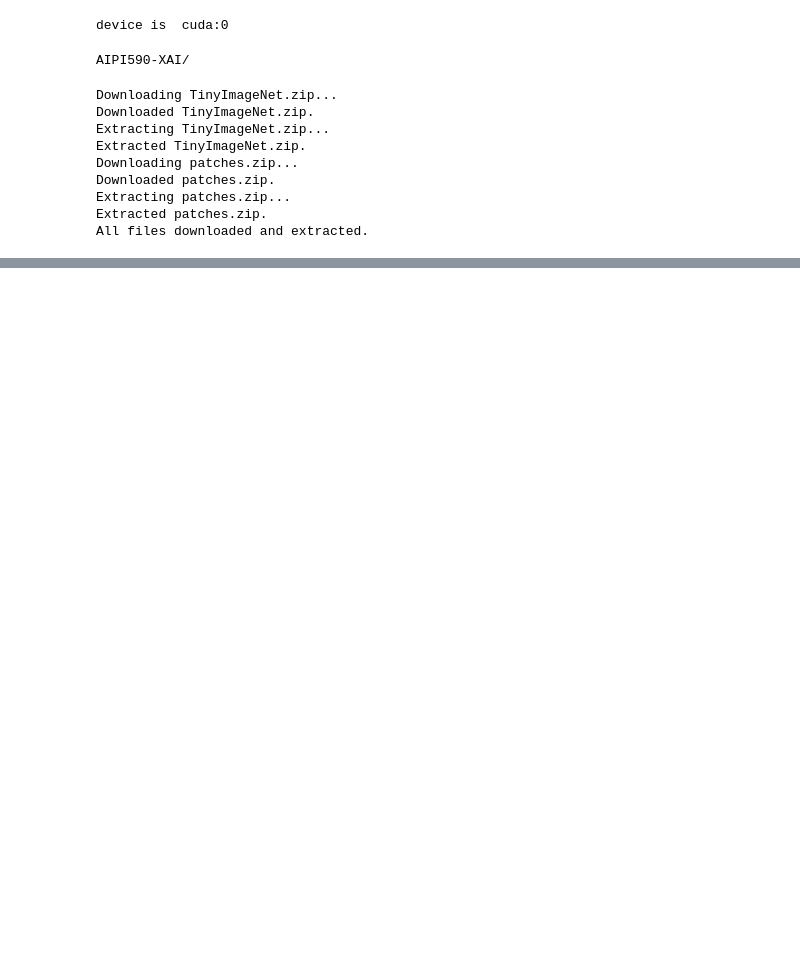
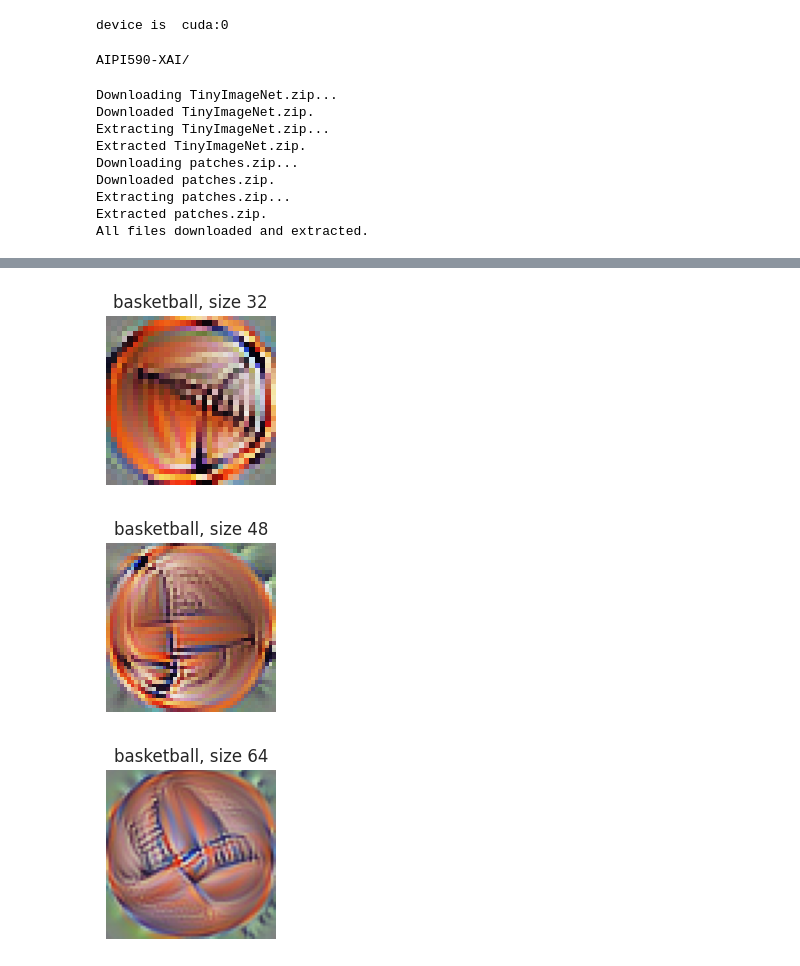
Before and after one commit to mille055/AIPI590-XAI, a Jupyter notebook: Assignments/02_Aversarial_patches.ipynb, the cells around one changed output, grey strips where cells are left out. Drawn from its saved outputs; the diff is of its cells as text; code cells hidden in the pictures; blank space fills up the shorter version.

```diff
--- a/Assignments/02_Aversarial_patches.ipynb
+++ b/Assignments/02_Aversarial_patches.ipynb
@@ -261,10 +259,9 @@ def eval_patch(model, patch, val_loader, target_class):
     print('accuracy:', acc.item(), 'top5:', top5.item())
     return acc, top5
 # %%
-def patch_attack(model, target_class, patch_size=64, num_epochs=5):
-    # Leave a small set of images out to check generalization
-    #!mkdir -p data # create a directory to store the data if it doesn't exist
-    dataset = ImageNet(root='AIPI590-XAI/Assingments/data', train=True, download=True, transform=transforms.ToTensor())
+def patch_attack(model, target_class, dataset=tiny_imagenet_dataset, patch_size=64, num_epochs=5):
+
+    #dataset = ImageNet(root='AIPI590-XAI/Assingments/data', train=True, download=True, transform=transforms.ToTensor())
     train_set, val_set = torch.utils.data.random_split(dataset, [4500, 500])
     train_loader = data.DataLoader(train_set, batch_size=32, shuffle=True, drop_last=True, num_workers=8)
     val_loader = data.DataLoader(val_set, batch_size=32, shuffle=False, drop_last=False, num_workers=4)
@@ -365,4 +397,25 @@ NameError: name 'patch_dict' is not defined
 [figure]
+# %%
+def show_patches():
+    for c_idx, cname in enumerate(class_names):
+        for p_idx, psize in enumerate(patch_sizes):
+            patch = patch_dict[cname][psize]["patch"]
+            patch = (torch.tanh(patch) + 1) / 2  # Convert to pixel values
+            patch = patch.cpu().permute(1, 2, 0).numpy()
+            patch = np.clip(patch, a_min=0.0, a_max=1.0)
+
+            # Show each patch individually
+            plt.figure(figsize=(2.2, 2.2))  # Set the figure size for each patch
+            plt.imshow(patch)
+            plt.title(f"{cname}, size {psize}")
+            plt.axis('off')  # Turn off the axis
+            plt.show()
+
+show_patches()
+# %% [output]
+[figure, added]
+[figure, added]
+[figure, added]
 # %%
 %%html
 <!-- Some HTML code to increase font size in the following table -->
```
Also changed, not shown: parts of 6 cells of this notebook.
